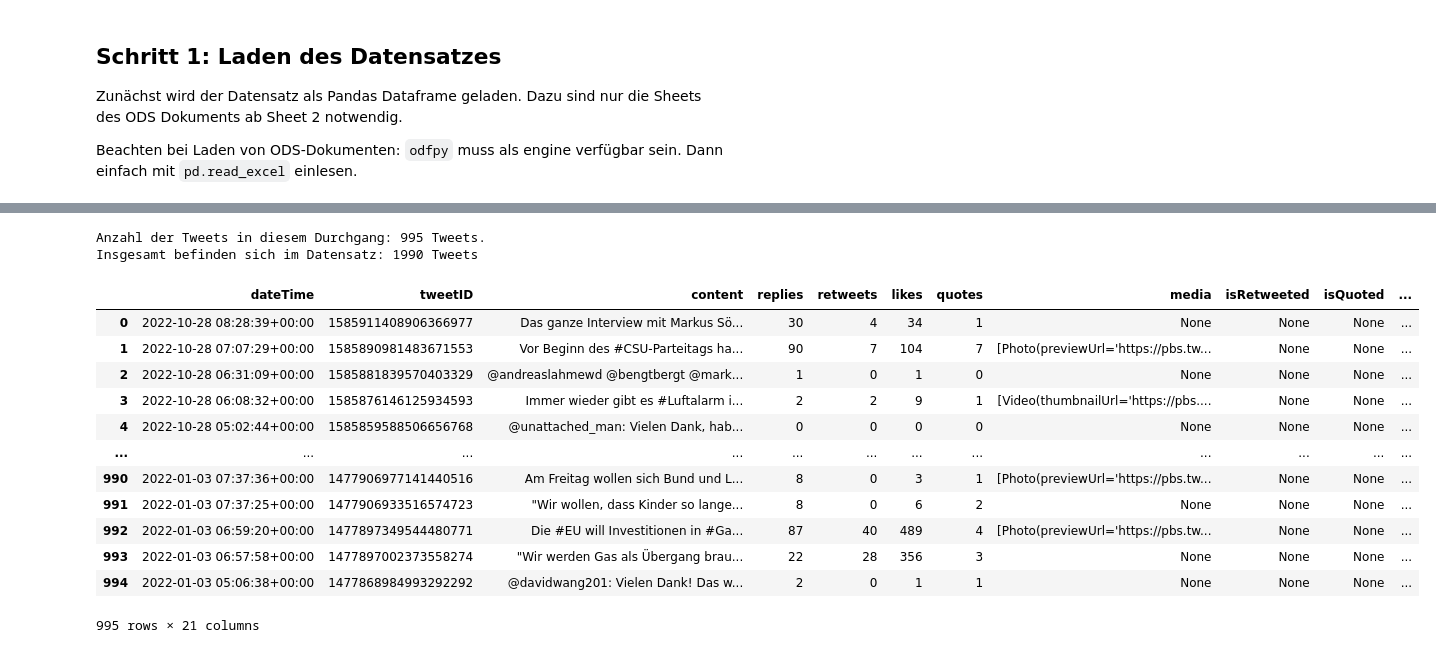
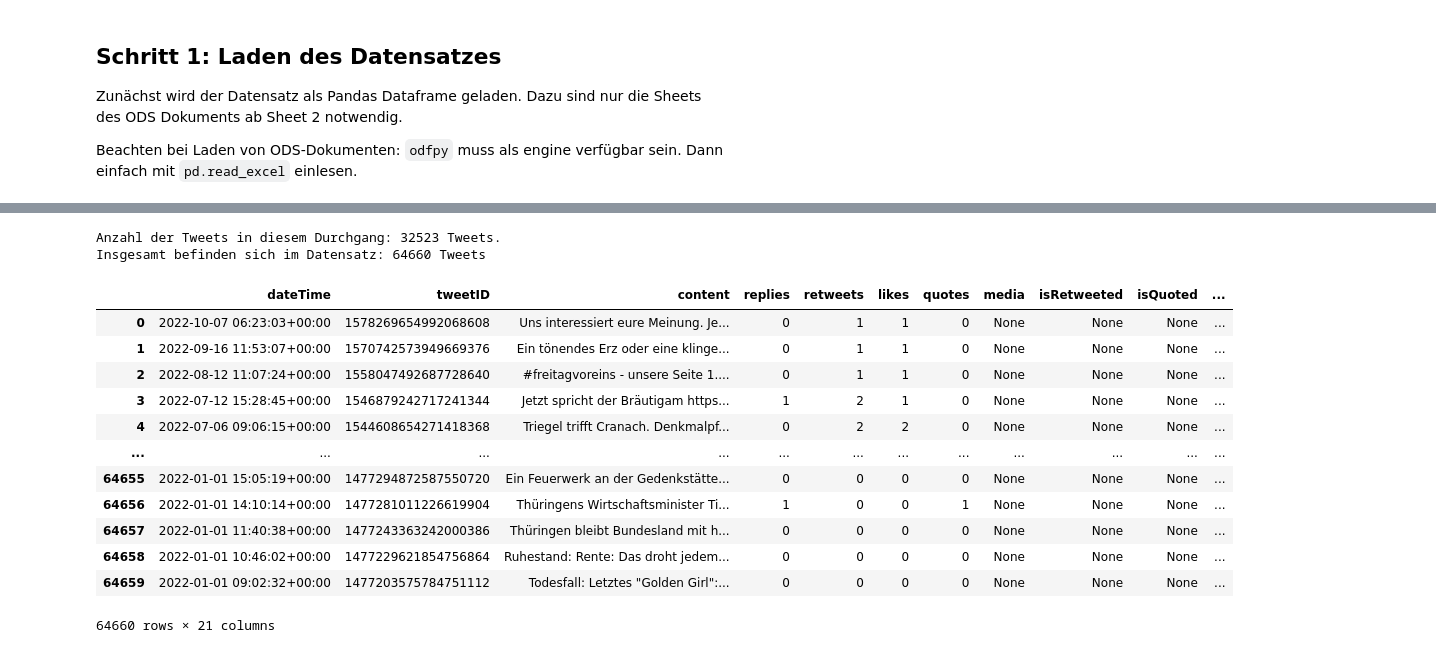
Before and after one commit to FWisniewski44/polResp-css, a Jupyter notebook: 04_scrape-medien.ipynb, the cells around one changed output, grey strips where cells are left out. Drawn from its saved outputs; the diff is of its cells as text; code cells hidden in the pictures.

```diff
--- a/04_scrape-medien.ipynb
+++ b/04_scrape-medien.ipynb
@@ -150,8 +151,9 @@ medienliste = ['ardmoma', 'ARD_Presseclub', 'tagesschau', 'tagesschau_eil', 'tag
 tweets_medien = []
 # %%
 # namen immer einzeln neu einsetzen, da sonst fehler mit neuer Twitter API
-namen_medien = ['ardmoma']
-maximum = 15000
+namen_medien = ['kn_online', 'LN_Online', 'der_reporter', 'shz_de', 'mywochenspiegel',
+               'freieswort', 'OTZonline', 'TAOnline', 'TLZnews']
+maximum = 25000
 #pbar = tqdm(total=counter)
 
 # jedes mal überschreiben bitte!
@@ -162,9 +164,9 @@ for n, k in enumerate(namen_medien):
     # total=maximum+1 verwandelt das in progress bar mit 15001=100%
     for i, tweet in enumerate(tqdm(sntwitter.TwitterSearchScraper('from:{} since:2022-01-01 until:2022-11-01'.format(namen_medien[n])).get_items(), total=maximum)):
 
-        # break bedingung bei 100 tweets/person
-        if i>maximum:
-            break
+        # break bedingung bei maximum an tweets/person festsetzen (evtl. ratsam bei riesigen mengen)
+        #if i>maximum:
+        #    break
 
         # für die anzahl tweets pro einzelscraping
         tweets_zwischen.append([tweet.date, tweet.id, tweet.rawContent,
@@ -191,7 +193,7 @@ for n, k in enumerate(namen_medien):
                                 tweet.user.followersCount])
 
         # gleich in dataframe umwandeln
-        namen_medien = pd.DataFrame(tweets_medien, columns = ["dateTime", "tweetID", "content",
+        medientweets = pd.DataFrame(tweets_medien, columns = ["dateTime", "tweetID", "content",
                                                             "replies", "retweets", "likes", "quotes",
                                                             "media", "isRetweeted", "isQuoted",
                                                             "repliedTo_ID", "repliedTo_user", "mentionedUsers",
@@ -201,27 +203,27 @@ for n, k in enumerate(namen_medien):
 # ausgabe zusätzlicher statistik am ende des scrapings: anz. insgesamter tweets nach scraping
 # + tweets des scraping durchgangs
 num_tweets_scrape = tweets_zwischenlauf.shape[0]
-num_tweets_all = namen_medien.shape[0]
+num_tweets_all = medientweets.shape[0]
 #print(counter)
 print(f'Anzahl der Tweets in diesem Durchgang: {num_tweets_scrape} Tweets.')
 print(f'Insgesamt befinden sich im Datensatz: {num_tweets_all} Tweets')
 # %% [output]
-Anzahl der Tweets in diesem Durchgang: 995 Tweets.
-Insgesamt befinden sich im Datensatz: 1990 Tweets
+Anzahl der Tweets in diesem Durchgang: 32523 Tweets.
+Insgesamt befinden sich im Datensatz: 64660 Tweets
 # %%
-namen_medien
+medientweets
 # %% [output]
 |  | dateTime | tweetID | content | replies | retweets | likes | quotes | media | isRetweeted | isQuoted | ... |
-| 0 | 2022-10-28 08:28:39+00:00 | 1585911408906366977 | Das ganze Interview mit Markus Sö... | 30 | 4 | 34 | 1 | None | None | None | ... |
-| 1 | 2022-10-28 07:07:29+00:00 | 1585890981483671553 | Vor Beginn des #CSU-Parteitags ha... | 90 | 7 | 104 | 7 | [Photo(previewUrl='https://pbs.tw... | None | None | ... |
-| 2 | 2022-10-28 06:31:09+00:00 | 1585881839570403329 | @andreaslahmewd @bengtbergt @mark... | 1 | 0 | 1 | 0 | None | None | None | ... |
-| 3 | 2022-10-28 06:08:32+00:00 | 1585876146125934593 | Immer wieder gibt es #Luftalarm i... | 2 | 2 | 9 | 1 | [Video(thumbnailUrl='https://pbs.... | None | None | ... |
-| 4 | 2022-10-28 05:02:44+00:00 | 1585859588506656768 | @unattached_man: Vielen Dank, hab... | 0 | 0 | 0 | 0 | None | None | None | ... |
+| 0 | 2022-10-07 06:23:03+00:00 | 1578269654992068608 | Uns interessiert eure Meinung. Je... | 0 | 1 | 1 | 0 | None | None | None | ... |
+| 1 | 2022-09-16 11:53:07+00:00 | 1570742573949669376 | Ein tönendes Erz oder eine klinge... | 0 | 1 | 1 | 0 | None | None | None | ... |
+| 2 | 2022-08-12 11:07:24+00:00 | 1558047492687728640 | #freitagvoreins - unsere Seite 1.... | 0 | 1 | 1 | 0 | None | None | None | ... |
+| 3 | 2022-07-12 15:28:45+00:00 | 1546879242717241344 | Jetzt spricht der Bräutigam https... | 1 | 2 | 1 | 0 | None | None | None | ... |
+| 4 | 2022-07-06 09:06:15+00:00 | 1544608654271418368 | Triegel trifft Cranach. Denkmalpf... | 0 | 2 | 2 | 0 | None | None | None | ... |
 | ... | ... | ... | ... | ... | ... | ... | ... | ... | ... | ... | ... |
-| 990 | 2022-01-03 07:37:36+00:00 | 1477906977141440516 | Am Freitag wollen sich Bund und L... | 8 | 0 | 3 | 1 | [Photo(previewUrl='https://pbs.tw... | None | None | ... |
-| 991 | 2022-01-03 07:37:25+00:00 | 1477906933516574723 | "Wir wollen, dass Kinder so lange... | 8 | 0 | 6 | 2 | None | None | None | ... |
-| 992 | 2022-01-03 06:59:20+00:00 | 1477897349544480771 | Die #EU will Investitionen in #Ga... | 87 | 40 | 489 | 4 | [Photo(previewUrl='https://pbs.tw... | None | None | ... |
-| 993 | 2022-01-03 06:57:58+00:00 | 1477897002373558274 | "Wir werden Gas als Übergang brau... | 22 | 28 | 356 | 3 | None | None | None | ... |
-| 994 | 2022-01-03 05:06:38+00:00 | 1477868984993292292 | @davidwang201: Vielen Dank! Das w... | 2 | 0 | 1 | 1 | None | None | None | ... |
+| 64655 | 2022-01-01 15:05:19+00:00 | 1477294872587550720 | Ein Feuerwerk an der Gedenkstätte... | 0 | 0 | 0 | 0 | None | None | None | ... |
+| 64656 | 2022-01-01 14:10:14+00:00 | 1477281011226619904 | Thüringens Wirtschaftsminister Ti... | 1 | 0 | 0 | 1 | None | None | None | ... |
+| 64657 | 2022-01-01 11:40:38+00:00 | 1477243363242000386 | Thüringen bleibt Bundesland mit h... | 0 | 0 | 0 | 0 | None | None | None | ... |
+| 64658 | 2022-01-01 10:46:02+00:00 | 1477229621854756864 | Ruhestand: Rente: Das droht jedem... | 0 | 0 | 0 | 0 | None | None | None | ... |
+| 64659 | 2022-01-01 09:02:32+00:00 | 1477203575784751112 | Todesfall: Letztes "Golden Girl":... | 0 | 0 | 0 | 0 | None | None | None | ... |
-995 rows × 21 columns
+64660 rows × 21 columns
 # %%
```
Also changed, not shown: parts of 6 cells of this notebook, 2 other files.
